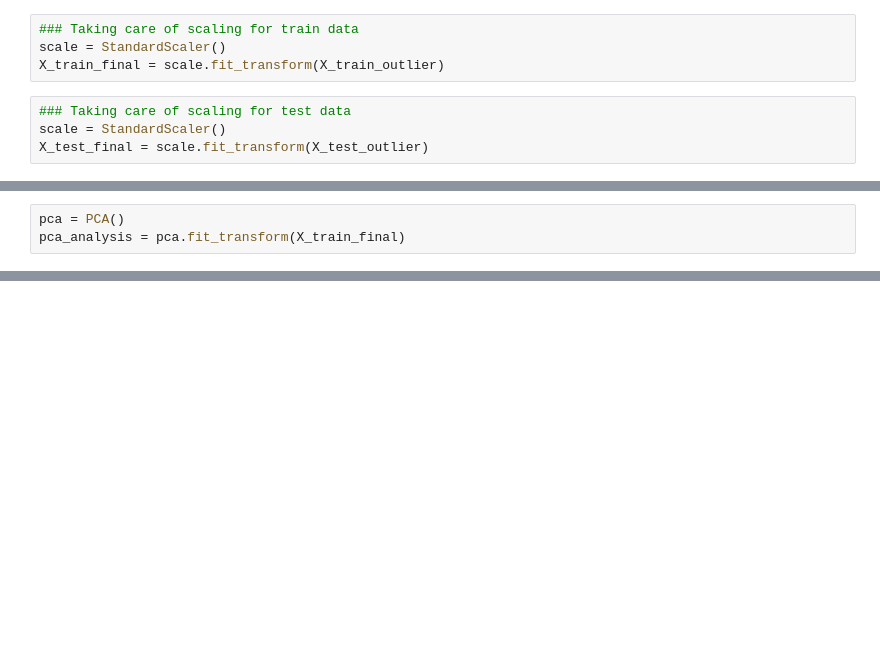
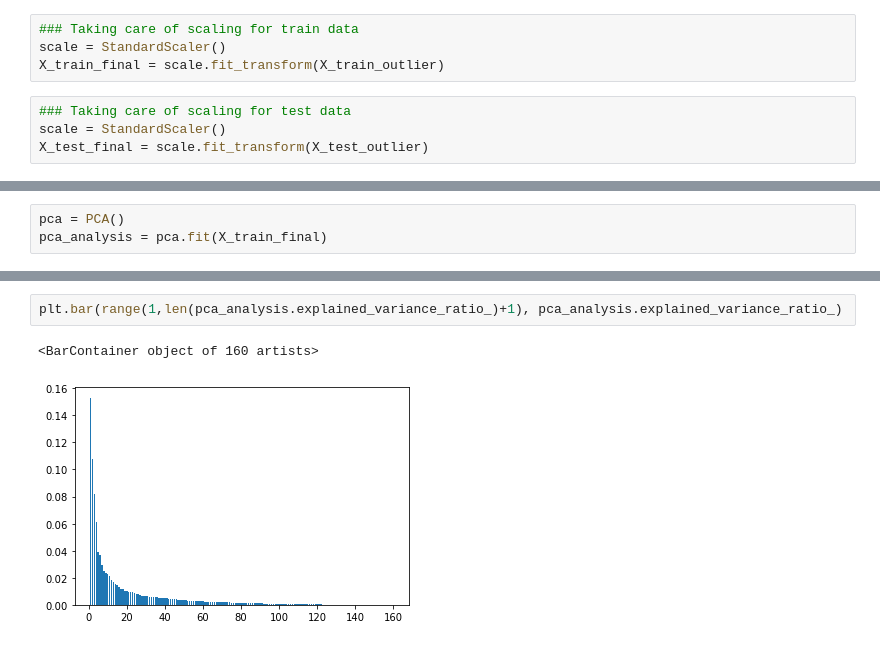
Before and after one commit to SaffronShades/telecomchurn, a Jupyter notebook: Telecom Churn Case Study - Updated.ipynb, the cells around one changed output, grey strips where cells are left out. Cells and saved outputs as stored; diff of their text form; blank space fills up the shorter version.

```diff
--- a/Telecom Churn Case Study - Updated.ipynb
+++ b/Telecom Churn Case Study - Updated.ipynb
@@ -662,4 +664,4 @@ sns.histplot(y_train)
 # %%
 pca = PCA()
-pca_analysis = pca.fit_transform(X_train_final)
+pca_analysis = pca.fit(X_train_final)
 # %%
@@ -690,0 +696,5 @@ array([[-2.94164433e+00, -4.72732229e-01,  8.36586300e-01, ...,
+# %%
+plt.bar(range(1,len(pca_analysis.explained_variance_ratio_)+1), pca_analysis.explained_variance_ratio_)
+# %% [output]
+<BarContainer object of 160 artists>
+[figure, added]
```
Also changed, not shown: parts of 32 cells of this notebook.
